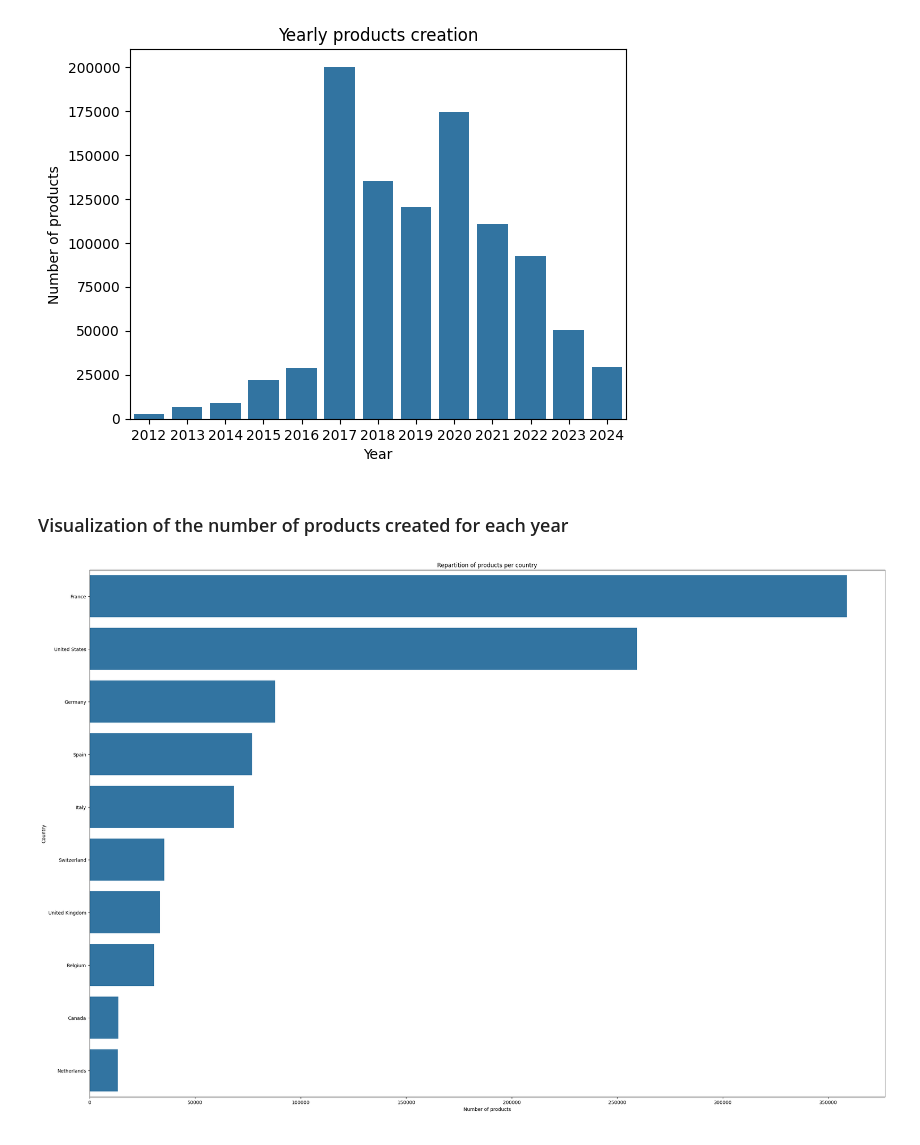
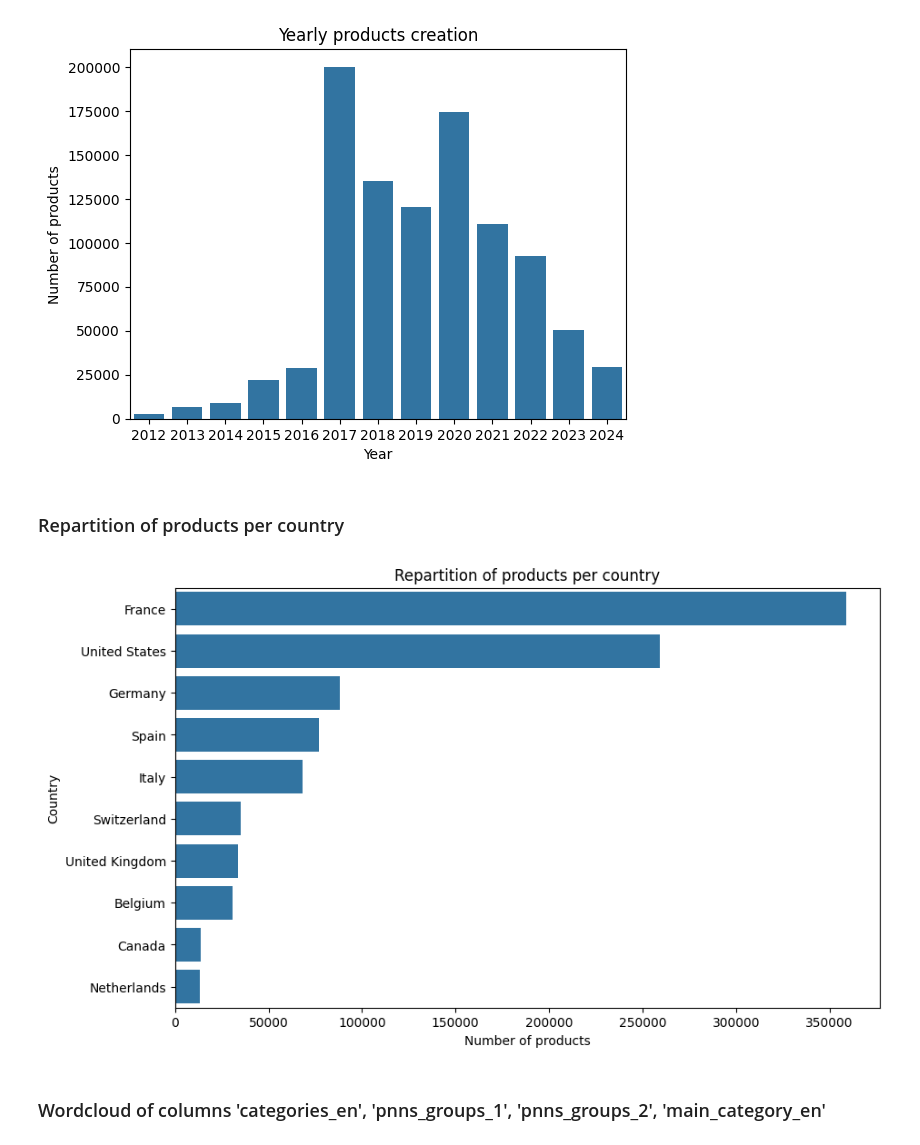
Before and after one commit to simbouch/nutriscore_prediction_app, a Jupyter notebook: Data/viz_data.ipynb, the cells around one changed output. Drawn from its saved outputs; the diff is of its cells as text; code cells hidden in the pictures.

Commit message:
Full cleaning notebook and some visualization in viz_data

```diff
--- a/Data/viz_data.ipynb
+++ b/Data/viz_data.ipynb
@@ -20,21 +24,23 @@ plt.ylabel('Number of products')
 plt.show()
 # %% [output]
 [figure]
-# %% [markdown]
-### Visualization of the number of products created for each year
+# %% [markdown]
+### Repartition of products per country
 # %%
 df = pd.read_csv('cleaned_csv/openfoodfacts_valid_countries.csv', sep=',', header=0)
 
 country_counts = df['countries_en'].value_counts()
 top_countries = country_counts.head(10)
 
 #country_creations = df.groupby('countries_en').size().reset_index(name='creations')
 
-plt.figure(figsize=(30, 12))
+plt.figure(figsize=(10, 6))
 sns.barplot(y=top_countries.index, x=top_countries.values)
 plt.title('Repartition of products per country')
 plt.ylabel('Country')
 plt.xlabel('Number of products')
 plt.show()
 # %% [output]
-[figure, old version]
+[figure, new version]
+# %% [markdown]
+### Wordcloud of columns 'categories_en', 'pnns_groups_1', 'pnns_groups_2', 'main_category_en'
```
Also changed, not shown: parts of 13 cells of this notebook, 1 other file.
